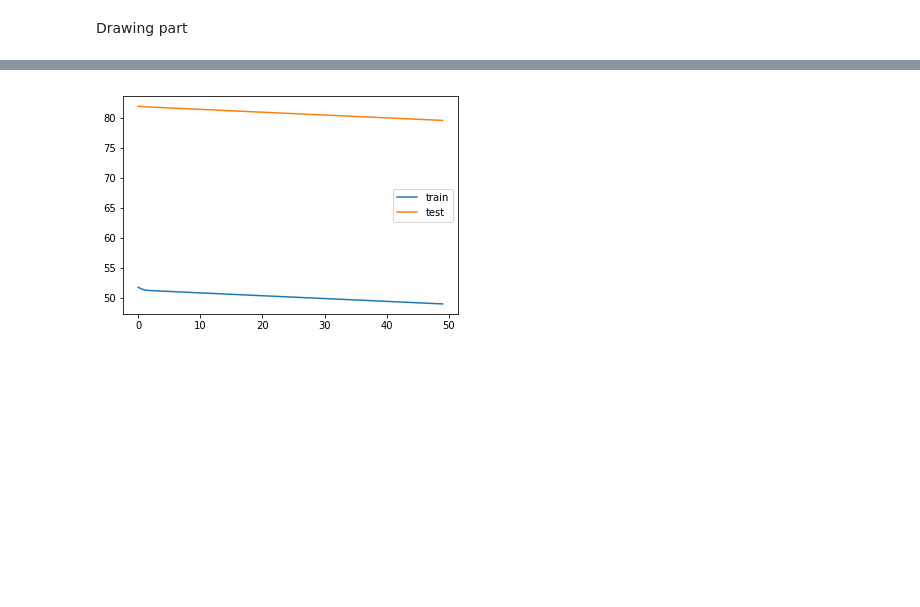
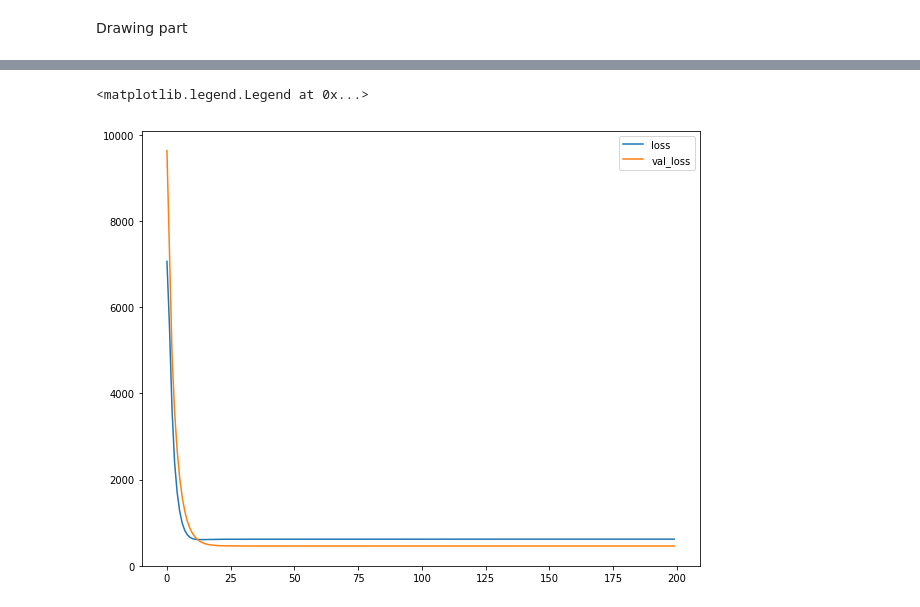
Before and after one commit to LastShekel/Stock-prediction, a Jupyter notebook: Main.ipynb, the cells around one changed output, grey strips where cells are left out. Saved outputs shown, nothing was run; the diff lists cells and outputs as text; code cells hidden in the pictures; blank space fills up the shorter version.

```diff
--- a/Main.ipynb
+++ b/Main.ipynb
@@ -121,11 +122,8 @@ test=APPLE12
 # %%
-def get_X_y(data):
+def get_X_y(data,window,future):
     raw=series_to_supervised(data[var],window,future)
     X=raw[raw.columns[:len(var)*window]]
     y=raw[raw.columns[len(var)*window:]]
+#     print(X.head(5),y.head(5))
     # reshape input to be 3D [samples, timesteps, features]
     return X.values.reshape((X.shape[0], 1, X.shape[1])),y.values.reshape((y.shape[0], 1, y.shape[1]))
-# %%
-X_train,y_train=get_X_y(APPLE11)
-X_test,y_test=get_X_y(APPLE12)
-print(X_train.shape, y_train.shape, X_test.shape, y_test.shape)
@@ -134,11 +129,0 @@ print(X_train.shape, y_train.shape, X_test.shape, y_test.shape)
-# %%
-from keras.layers import Dense, LSTM
-from keras.models import Sequential
-
-model = Sequential()
-model.add(LSTM(50,return_sequences=True, input_shape=(X_train.shape[1], X_train.shape[2])))
-model.add(Dense(4))
-model.compile(loss='mae', optimizer='adam')
-# fit network
-model.summary()
-history = model.fit(X_train, y_train, epochs=50, batch_size=72, validation_data=(X_test, y_test), verbose=2, shuffle=False)
@@ -162,0 +183,3 @@ Epoch 50/50
+# %%
+data=APPLE11.append(APPLE12).append(APPLE13).append(APPLE14).append(APPLE15)
+h=try_model(data,APPLE16)
@@ -163,7 +206,8 @@ Epoch 50/50
 # %%
-pp.plot(history.history['loss'], label='train')
-pp.plot(history.history['val_loss'], label='test')
-pp.legend()
-pp.show()
+pp.figure(figsize=(10,8))
+pp.plot(h.history["loss"])
+pp.plot(h.history["val_loss"])
+pp.legend(["loss","val_loss"])
 # %% [output]
+<matplotlib.legend.Legend at 0x...>
-[figure, old version]
+[figure, new version]
```
Also changed, not shown: parts of 21 cells of this notebook, 1 other file.
